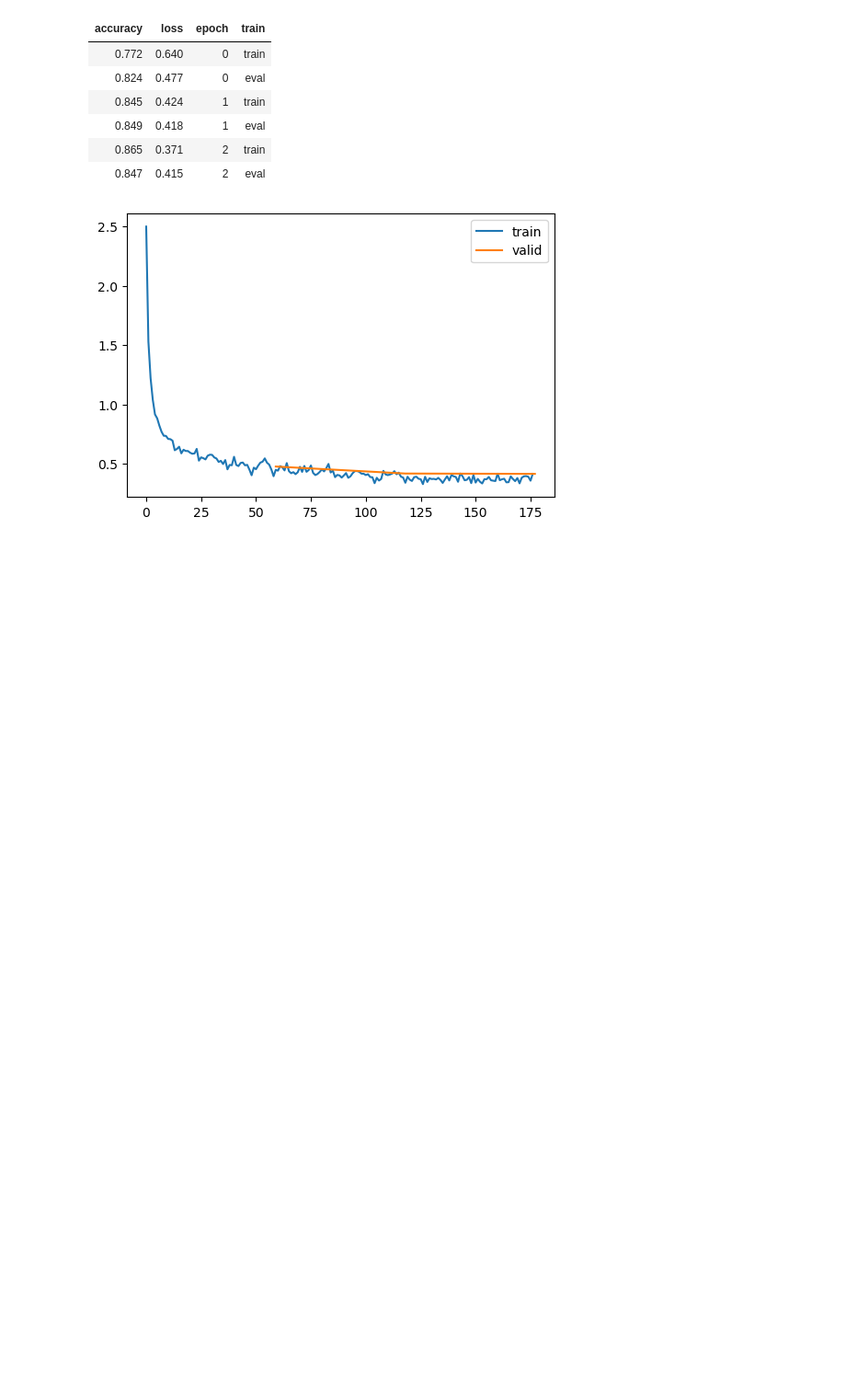
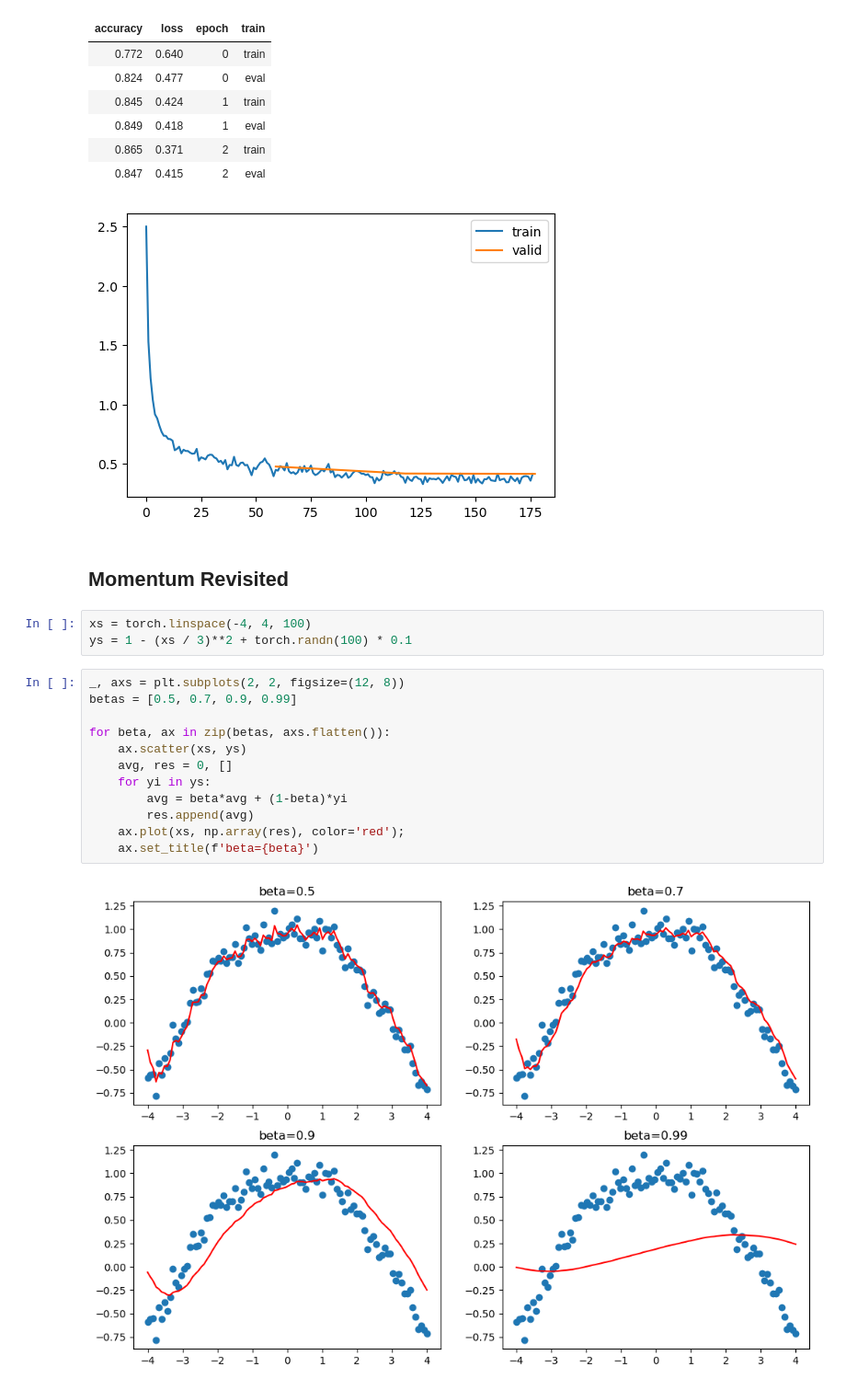
Before and after one commit to bachaudhry/FastAI-22-23, a Jupyter notebook: course_part_2/12_accelerated_SGD.ipynb, the cells around one changed output. Shown at 92% size. Drawn from its saved outputs; the diff is of its cells as text; blank space fills up the shorter version.

```diff
--- a/course_part_2/12_accelerated_SGD.ipynb
+++ b/course_part_2/12_accelerated_SGD.ipynb
@@ -102,3 +102,22 @@ learn.fit(3)
 | 0.865 | 0.371 | 2 | train |
 | 0.847 | 0.415 | 2 | eval |
 [figure]
+# %% [markdown]
+## **Momentum Revisited**
+# %%
+xs = torch.linspace(-4, 4, 100)
+ys = 1 - (xs / 3)**2 + torch.randn(100) * 0.1
+# %%
+_, axs = plt.subplots(2, 2, figsize=(12, 8))
+betas = [0.5, 0.7, 0.9, 0.99]
+
+for beta, ax in zip(betas, axs.flatten()):
+    ax.scatter(xs, ys)
+    avg, res = 0, []
+    for yi in ys:
+        avg = beta*avg + (1-beta)*yi
+        res.append(avg)
+    ax.plot(xs, np.array(res), color='red');
+    ax.set_title(f'beta={beta}')
+# %% [output]
+[figure, added]
```
Also changed, not shown: parts of 13 cells of this notebook.
